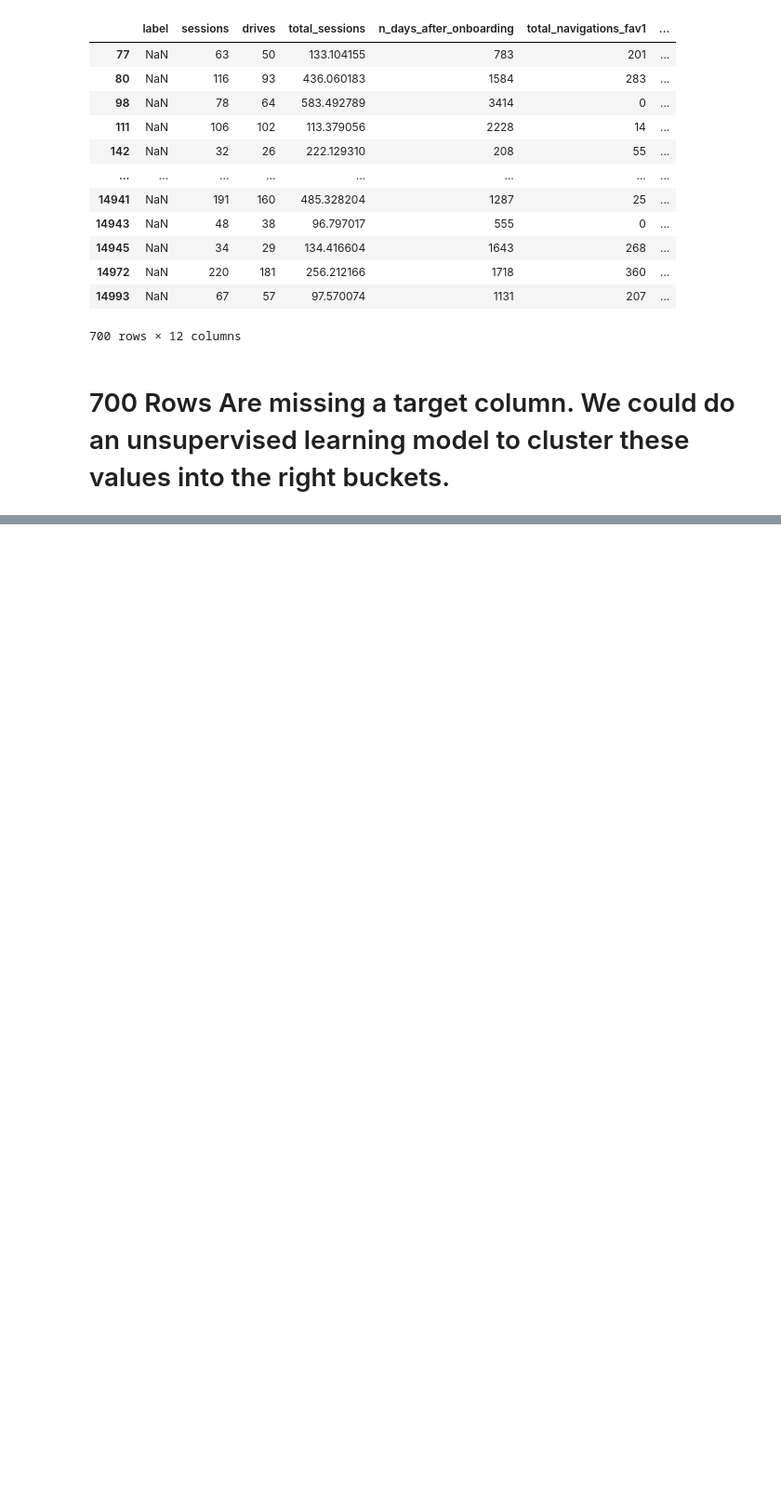
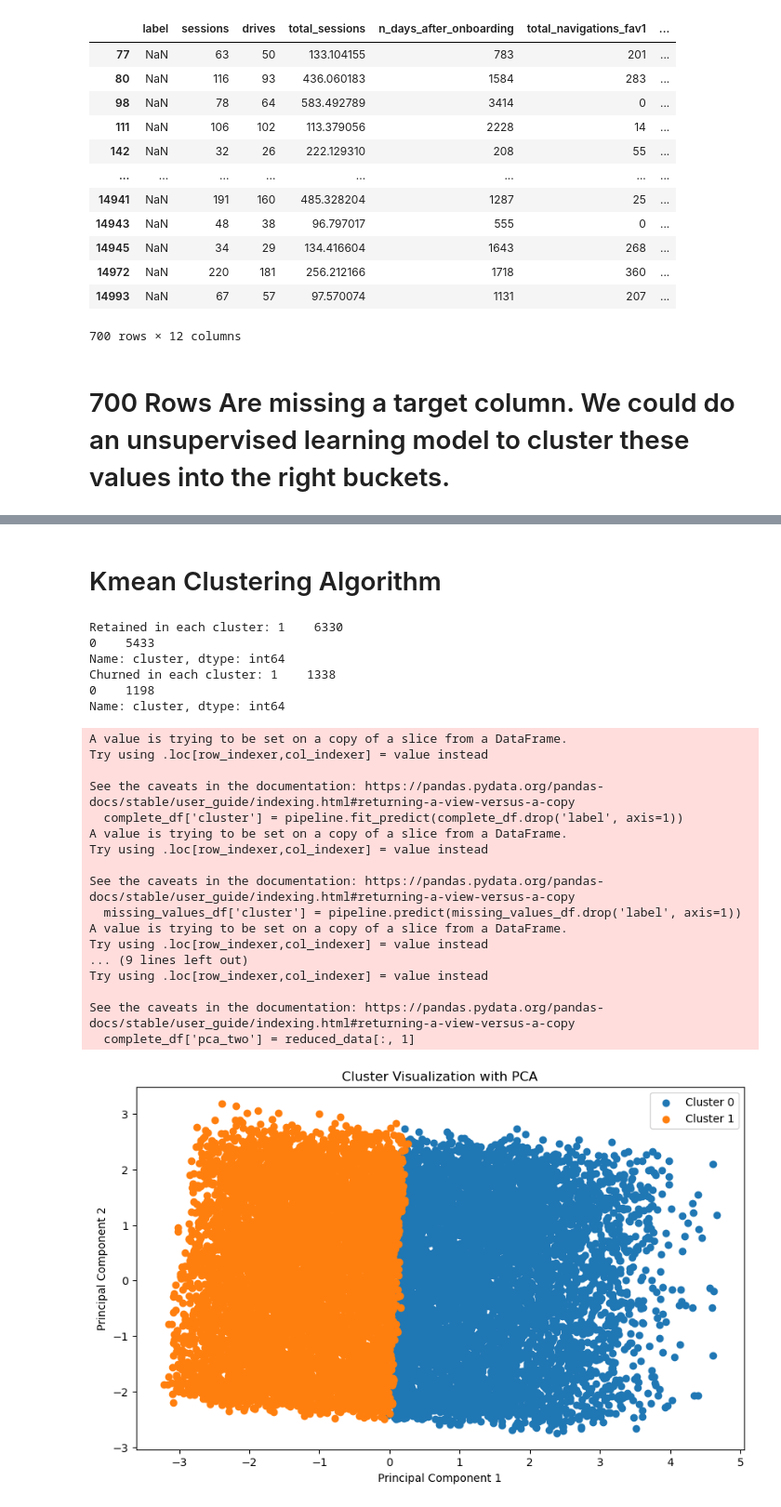
Before and after one commit to MaukanMir/Waze-Analysis, a Jupyter notebook: training.ipynb, the cells around one changed output, grey strips where cells are left out. Shown: that part at 93% size. Cells and saved outputs as stored; diff of their text form; code cells hidden in the pictures; blank space fills up the shorter version.

Commit message:
working on a fix for the cluster problem

```diff
--- a/training.ipynb
+++ b/training.ipynb
@@ -95,0 +185,6 @@ check_class_imbalance(df["label"].dropna())
+# %%
+numeric_types = df.select_dtypes(exclude="object")
+categorical_types = df.select_dtypes(include="object").drop("label", axis=1)
+
+preprocessor = create_column_transformer(categorical_types.columns, numeric_types.columns)
+preprocessor
@@ -127,3 +234,6 @@ missing_values.describe()
 | 50% | 56.000000 | 47.500000 | 177.255925 | 1650.500000 | 62.500000 | 10.000000 | ... |
 | 75% | 112.250000 | 94.000000 | 266.058022 | 2508.750000 | 169.250000 | 43.000000 | ... |
 | max | 556.000000 | 445.000000 | 1076.879741 | 3498.000000 | 1096.000000 | 352.000000 | ... |
+# %%
+complete_df = df[df["label"].notna()]
+complete_df
@@ -129,0 +254,30 @@ missing_values.describe()
+# %% [markdown]
+# Kmean Clustering Algorithm
+# %%
+features = [col for col in df.columns if col != "label"]
+test_df = k_means_clustering(complete_df, missing_values, preprocessor, features)
+# %% [output]
+Retained in each cluster: 1    6330
+0    5433
+Name: cluster, dtype: int64
+Churned in each cluster: 1    1338
+0    1198
+Name: cluster, dtype: int64
+A value is trying to be set on a copy of a slice from a DataFrame.
+Try using .loc[row_indexer,col_indexer] = value instead
+
+See the caveats in the documentation: https://pandas.pydata.org/pandas-docs/stable/user_guide/indexing.html#returning-a-view-versus-a-copy
+  complete_df['cluster'] = pipeline.fit_predict(complete_df.drop('label', axis=1))
+A value is trying to be set on a copy of a slice from a DataFrame.
+Try using .loc[row_indexer,col_indexer] = value instead
+
+See the caveats in the documentation: https://pandas.pydata.org/pandas-docs/stable/user_guide/indexing.html#returning-a-view-versus-a-copy
+  missing_values_df['cluster'] = pipeline.predict(missing_values_df.drop('label', axis=1))
+A value is trying to be set on a copy of a slice from a DataFrame.
+Try using .loc[row_indexer,col_indexer] = value instead
+... (9 lines left out)
+Try using .loc[row_indexer,col_indexer] = value instead
+
+See the caveats in the documentation: https://pandas.pydata.org/pandas-docs/stable/user_guide/indexing.html#returning-a-view-versus-a-copy
+  complete_df['pca_two'] = reduced_data[:, 1]
+[figure, added]
```
Also changed, not shown: parts of 7 cells of this notebook.
